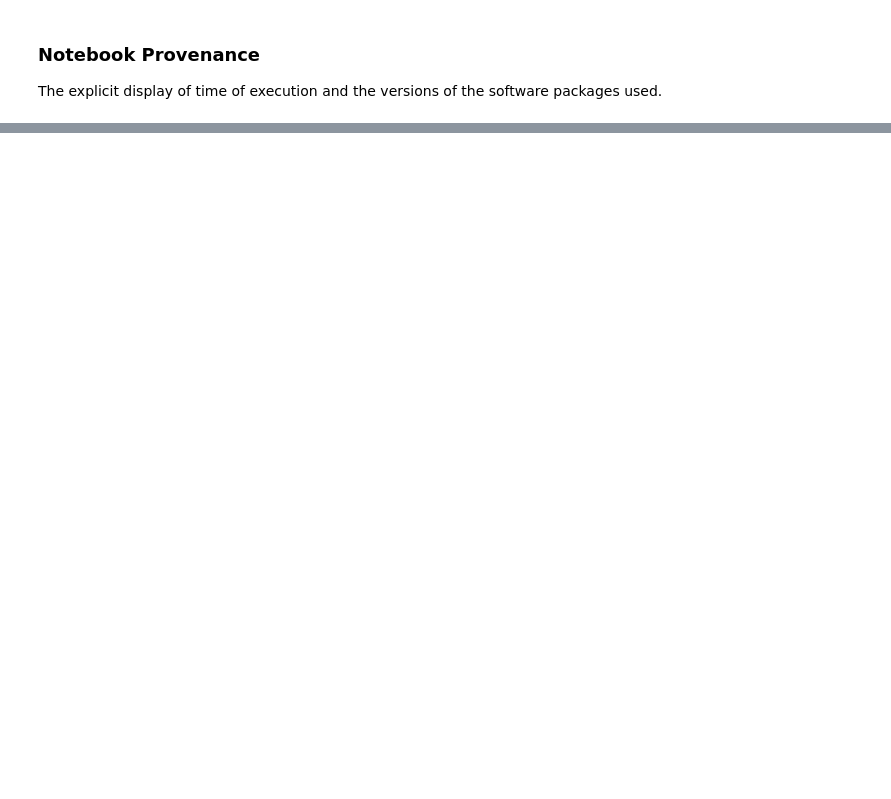
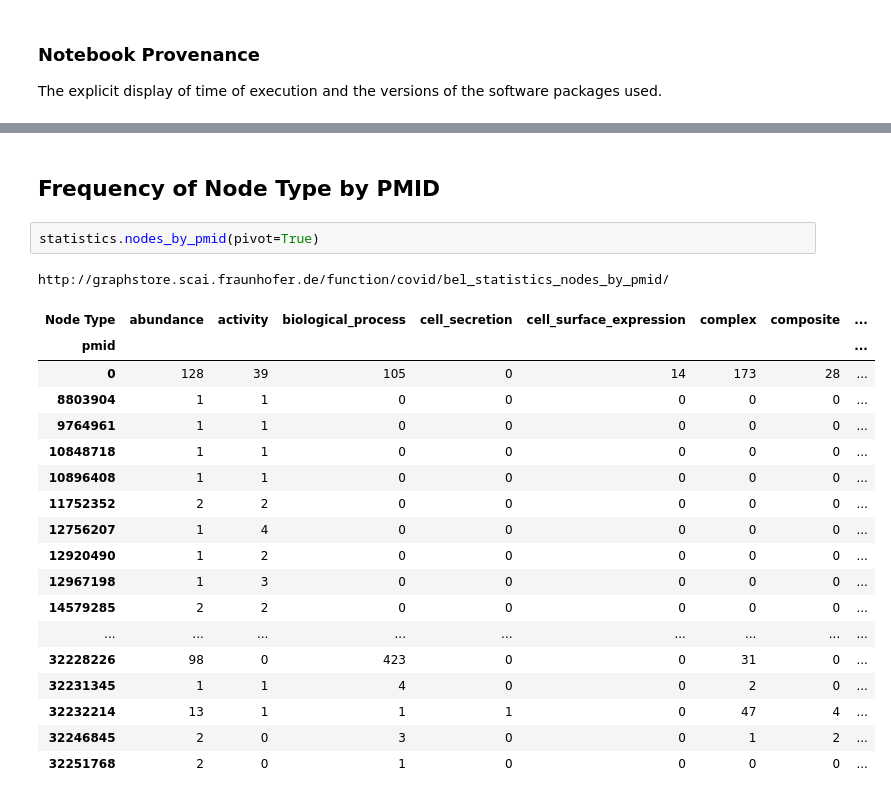
Before and after one commit to covid19kg/Analysis, a Jupyter notebook: notebooks/covid19kg_stats_table.ipynb, the cells around one changed output, grey strips where cells are left out. Cells and saved outputs as stored; diff of their text form; blank space fills up the shorter version.

```diff
--- a/notebooks/covid19kg_stats_table.ipynb
+++ b/notebooks/covid19kg_stats_table.ipynb
@@ -138,0 +189,24 @@ covid19_kg_stats_df.to_csv("covid19_kg_stats.tsv", sep='\t')
+# %% [markdown]
+## Frequency of Node Type by PMID
+# %%
+statistics.nodes_by_pmid(pivot=True)
+# %% [output]
+http://graphstore.scai.fraunhofer.de/function/covid/bel_statistics_nodes_by_pmid/
+| Node Type | abundance | activity | biological_process | cell_secretion | cell_surface_expression | complex | composite | ... |
+| pmid |  |  |  |  |  |  |  | ... |
+| 0 | 128 | 39 | 105 | 0 | 14 | 173 | 28 | ... |
+| 8803904 | 1 | 1 | 0 | 0 | 0 | 0 | 0 | ... |
+| 9764961 | 1 | 1 | 0 | 0 | 0 | 0 | 0 | ... |
+| 10848718 | 1 | 1 | 0 | 0 | 0 | 0 | 0 | ... |
+| 10896408 | 1 | 1 | 0 | 0 | 0 | 0 | 0 | ... |
+| 11752352 | 2 | 2 | 0 | 0 | 0 | 0 | 0 | ... |
+| 12756207 | 1 | 4 | 0 | 0 | 0 | 0 | 0 | ... |
+| 12920490 | 1 | 2 | 0 | 0 | 0 | 0 | 0 | ... |
+| 12967198 | 1 | 3 | 0 | 0 | 0 | 0 | 0 | ... |
+| 14579285 | 2 | 2 | 0 | 0 | 0 | 0 | 0 | ... |
+| ... | ... | ... | ... | ... | ... | ... | ... | ... |
+| 32228226 | 98 | 0 | 423 | 0 | 0 | 31 | 0 | ... |
+| 32231345 | 1 | 1 | 4 | 0 | 0 | 2 | 0 | ... |
+| 32232214 | 13 | 1 | 1 | 1 | 0 | 47 | 4 | ... |
+| 32246845 | 2 | 0 | 3 | 0 | 0 | 1 | 2 | ... |
+| 32251768 | 2 | 0 | 1 | 0 | 0 | 0 | 0 | ... |
```
Also changed, not shown: parts of 34 cells of this notebook, 1 other file.
